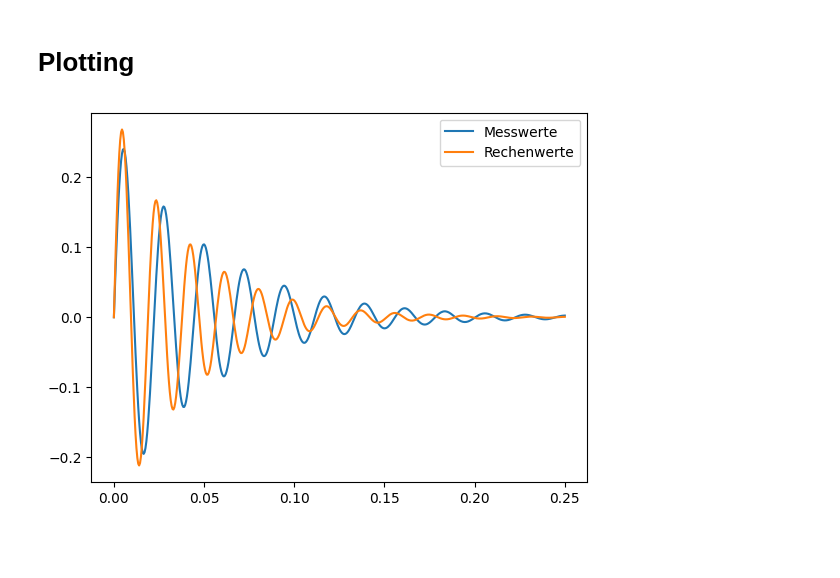
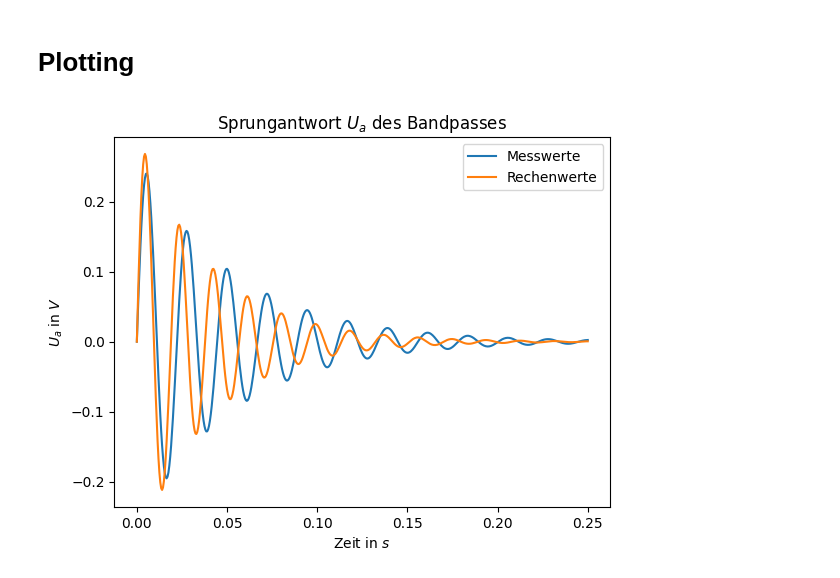
Before and after one commit to JaxRaffnix/Modellbildung-Simulation, a Jupyter notebook: Uebung7/aufgabe1.ipynb, the cells around one changed output. Cells and saved outputs as stored; diff of their text form; code cells hidden in the pictures; blank space fills up the shorter version.

```diff
--- a/Uebung7/aufgabe1.ipynb
+++ b/Uebung7/aufgabe1.ipynb
@@ -8,3 +5,0 @@ from scipy import signal as scs
-# %%
-with np.load("messwerte.npz") as file:
-    measured = file["u_a_mess"]
@@ -13,11 +5,0 @@ with np.load("messwerte.npz") as file:
-# %%
-R=20
-L=9e-3
-Cap=1000e-6
-
-num=[1/(R*Cap), 0]
-den=[1, 1/(R*Cap), 1/(L*Cap)]
-sys=signal.TransferFunction(num, den)
-time=np.linspace(0,0.25,501)
-calculated=2*scs.step(sys, T=time)[1]
-u_a = pd.DataFrame({"time" : time, "measured" : measured, "calculated" : calculated})
@@ -24,3 +8,18 @@ u_a = pd.DataFrame({"time" : time, "measured" : measured, "calculated" : calcula
+# %%
+# Gemessene Werte
+with np.load("messwerte.npz") as file:
+    u_a = {"time" : file["t_mess"], "measured" : file["u_a_mess"]}
+
+# Berechnete Werte
+RESISTOR=20
+COIL=9e-3
+CAPACITOR=1000e-6
+numerator=[1/(RESISTOR*CAPACITOR), 0]
+denominator=[1, 1/(RESISTOR*CAPACITOR), 1/(COIL*CAPACITOR)]
+
+system=signal.lti(numerator, denominator)
+calculated=2*signal.step(system, T=u_a["time"])[1]
+u_a["calculated"] = calculated
 # %% [markdown]
 # Analyse
 # %%
@@ -33,8 +67,12 @@ Quadratische Fehlersumme: 4224.22 e6
 # %%
 plt.plot(u_a["time"], u_a["measured"], label="Messwerte")
 plt.plot(u_a["time"], u_a["calculated"], label='Rechenwerte')
 
+plt.title("Sprungantwort $U_a$ des Bandpasses")
+plt.xlabel("Zeit in $s$")
+plt.ylabel("$U_a$ in $V$")
 plt.legend()
+
 plt.show()
 # %% [output]
-[figure, old version]
+[figure, new version]
```
Also changed, not shown: parts of 7 cells of this notebook.
